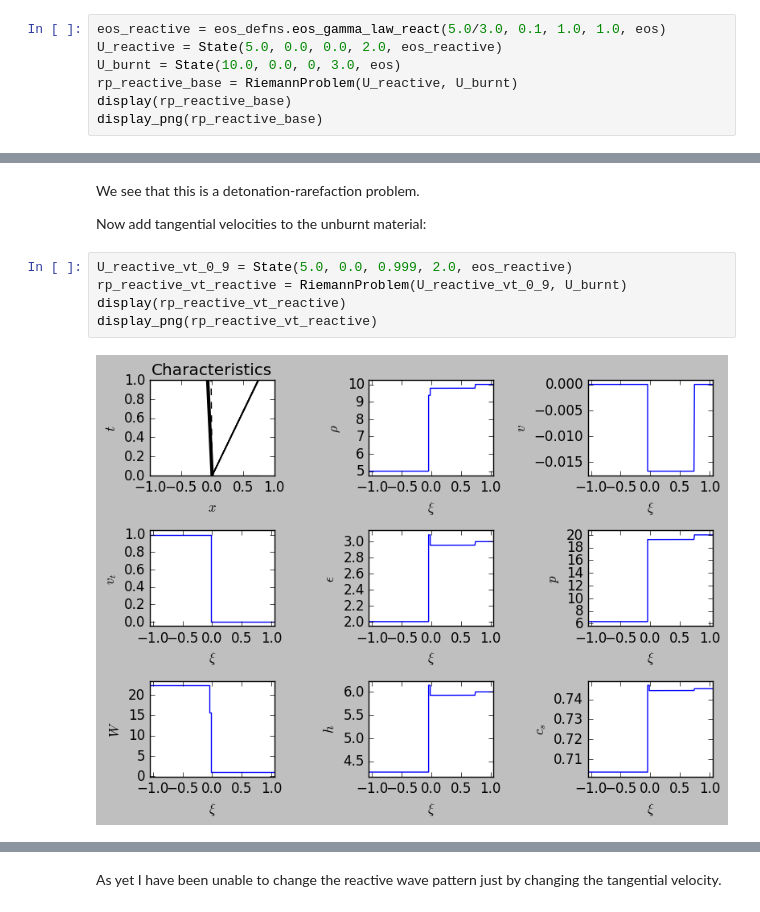
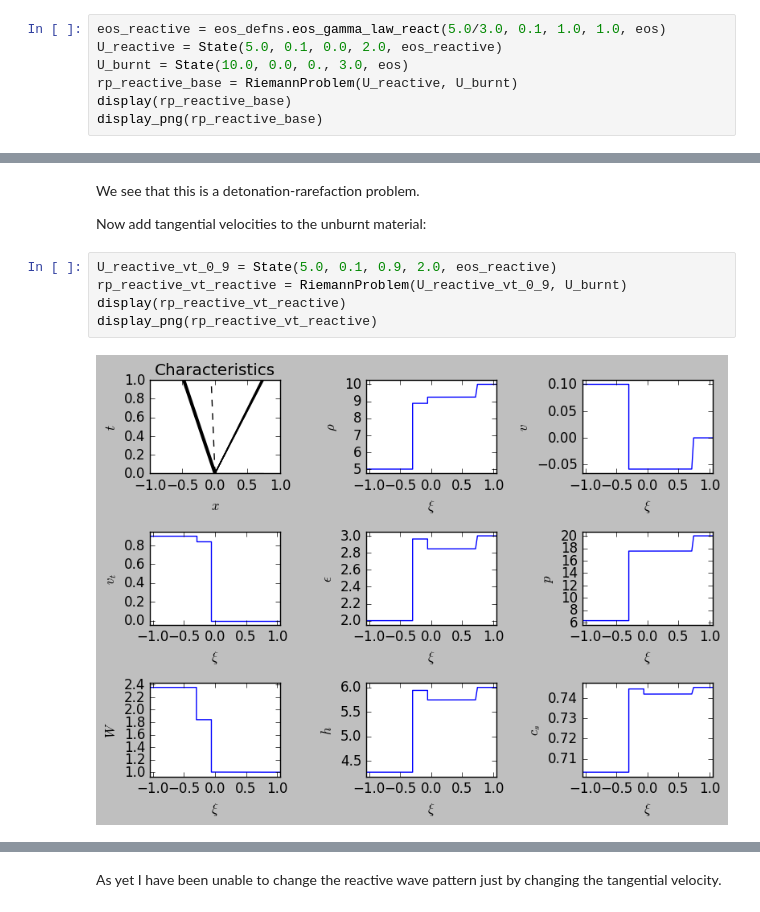
Before and after one commit to harpolea/r3d2, a Jupyter notebook: docs/tangential_change.ipynb, the cells around one changed output, grey strips where cells are left out. Cells and saved outputs as stored; diff of their text form.

```diff
--- a/docs/tangential_change.ipynb
+++ b/docs/tangential_change.ipynb
@@ -58,8 +58,8 @@ display_png(rp2_vt_0_9)
 An interesting question is on the potential impact of this relativistic effect on detonations and deflagrations. Let us set up a reference reactive problem and add tangential velocities:
 # %%
 eos_reactive = eos_defns.eos_gamma_law_react(5.0/3.0, 0.1, 1.0, 1.0, eos)
-U_reactive = State(5.0, 0.0, 0.0, 2.0, eos_reactive)
-U_burnt = State(10.0, 0.0, 0, 3.0, eos)
+U_reactive = State(5.0, 0.1, 0.0, 2.0, eos_reactive)
+U_burnt = State(10.0, 0.0, 0., 3.0, eos)
 rp_reactive_base = RiemannProblem(U_reactive, U_burnt)
 display(rp_reactive_base)
 display_png(rp_reactive_base)
@@ -71,9 +71,9 @@ We see that this is a detonation-rarefaction problem.
 
 Now add tangential velocities to the unburnt material:
 # %%
-U_reactive_vt_0_9 = State(5.0, 0.0, 0.999, 2.0, eos_reactive)
+U_reactive_vt_0_9 = State(5.0, 0.1, 0.9, 2.0, eos_reactive)
 rp_reactive_vt_reactive = RiemannProblem(U_reactive_vt_0_9, U_burnt)
 display(rp_reactive_vt_reactive)
 display_png(rp_reactive_vt_reactive)
 # %% [output]
-[figure, old version]
+[figure, new version]
```
Also changed, not shown: parts of 2 cells of this notebook, 2 other files.
